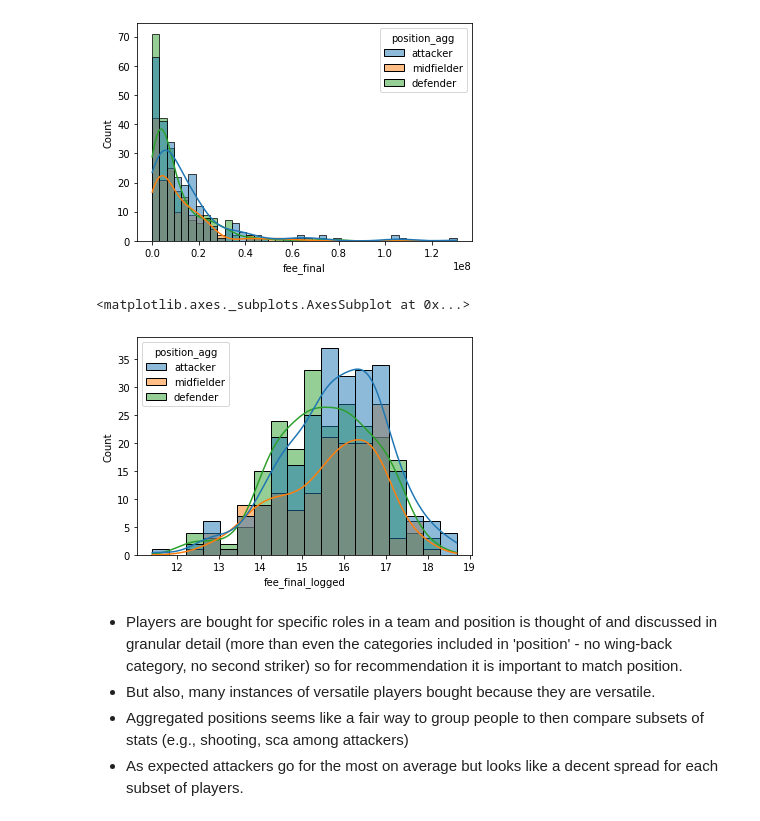
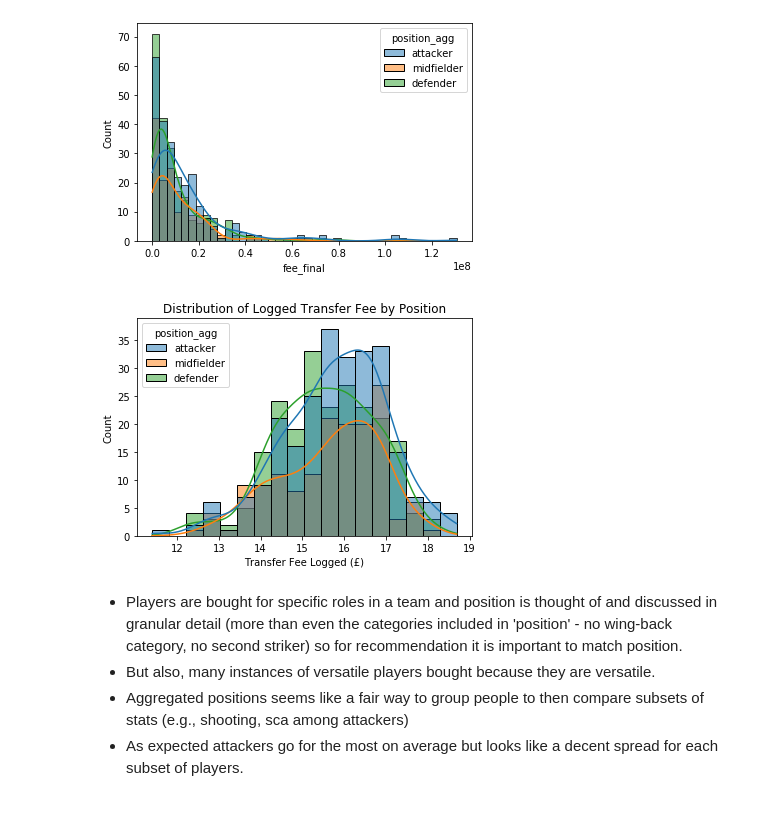
Before and after one commit to etr359/capstone, a Jupyter notebook: EDA and feature engineering.ipynb, the cells around one changed output. Drawn from its saved outputs; the diff is of its cells as text; code cells hidden in the pictures.

```diff
--- a/EDA and feature engineering.ipynb
+++ b/EDA and feature engineering.ipynb
@@ -233,11 +260,14 @@ sns.histplot(data=df, x='fee_final', kde=True, hue='position_agg')
 # %% [output]
 <matplotlib.axes._subplots.AxesSubplot at 0x...>
 [figure]
-# %%
-sns.histplot(data=df, x='fee_final_logged', kde=True, hue='position_agg')
-# %% [output]
-<matplotlib.axes._subplots.AxesSubplot at 0x...>
-[figure, removed]
+# %%
+ax = sns.histplot(data=df, x='fee_final_logged', kde=True, hue='position_agg')
+ax.set_title('Distribution of Logged Transfer Fee by Position')
+ax.set_xlabel('Transfer Fee Logged (£)');
+plt.savefig('images/dist_trans_fee_by_position.png')
+# ax.legend(label = 'position_agg',title = 'position')
+# %% [output]
+[figure, added]
 # %% [markdown]
 * Players are bought for specific roles in a team and position is thought of and discussed in granular detail (more than even the categories included in 'position' - no wing-back category, no second striker) so for recommendation it is important to match position.
 * But also, many instances of versatile players bought because they are versatile.
```
Also changed, not shown: parts of 9 cells of this notebook, 7 other files.
